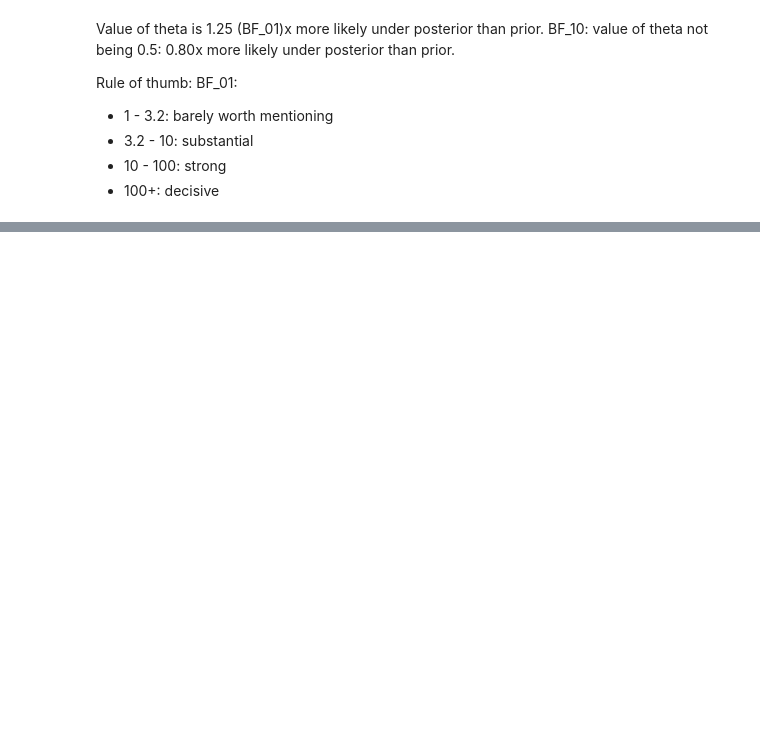
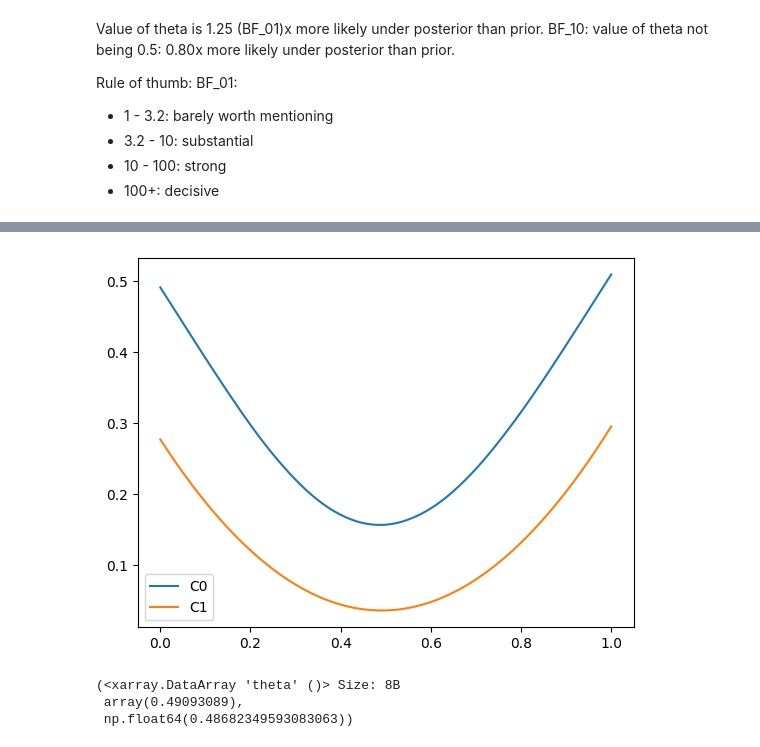
Before and after one commit to damiansp/completePython, a Jupyter notebook: bayesian/bap/02_programming_probabilistically.ipynb, the cells around one changed output, grey strips where cells are left out. Saved outputs shown, nothing was run; the diff lists cells and outputs as text; code cells hidden in the pictures; blank space fills up the shorter version.

```diff
--- a/bayesian/bap/02_programming_probabilistically.ipynb
+++ b/bayesian/bap/02_programming_probabilistically.ipynb
@@ -70,0 +71,16 @@ az.plot_posterior(idata, ref_val=0.5)
+# %%
+grid = np.linspace(0, 1, 200)
+theta_pos = idata.posterior['theta']
+lossf_a = [np.mean(abs(i - theta_pos)) for i in grid]
+lossf_b = [np.mean(abs(i - theta_pos)**2) for i in grid]
+for lossf, c in zip((lossf_a, lossf_b), ('C0', 'C1')):
+    plt.plot(grid, lossf, label=c)
+plt.legend();
+# %% [output]
+[figure, added]
+# %%
+np.mean(theta_pos), np.median(theta_pos)  # minima of above
+# %% [output]
+(<xarray.DataArray 'theta' ()> Size: 8B
+ array(0.49093089),
+ np.float64(0.48682349593083063))
```
Also changed, not shown: parts of 9 cells of this notebook.
